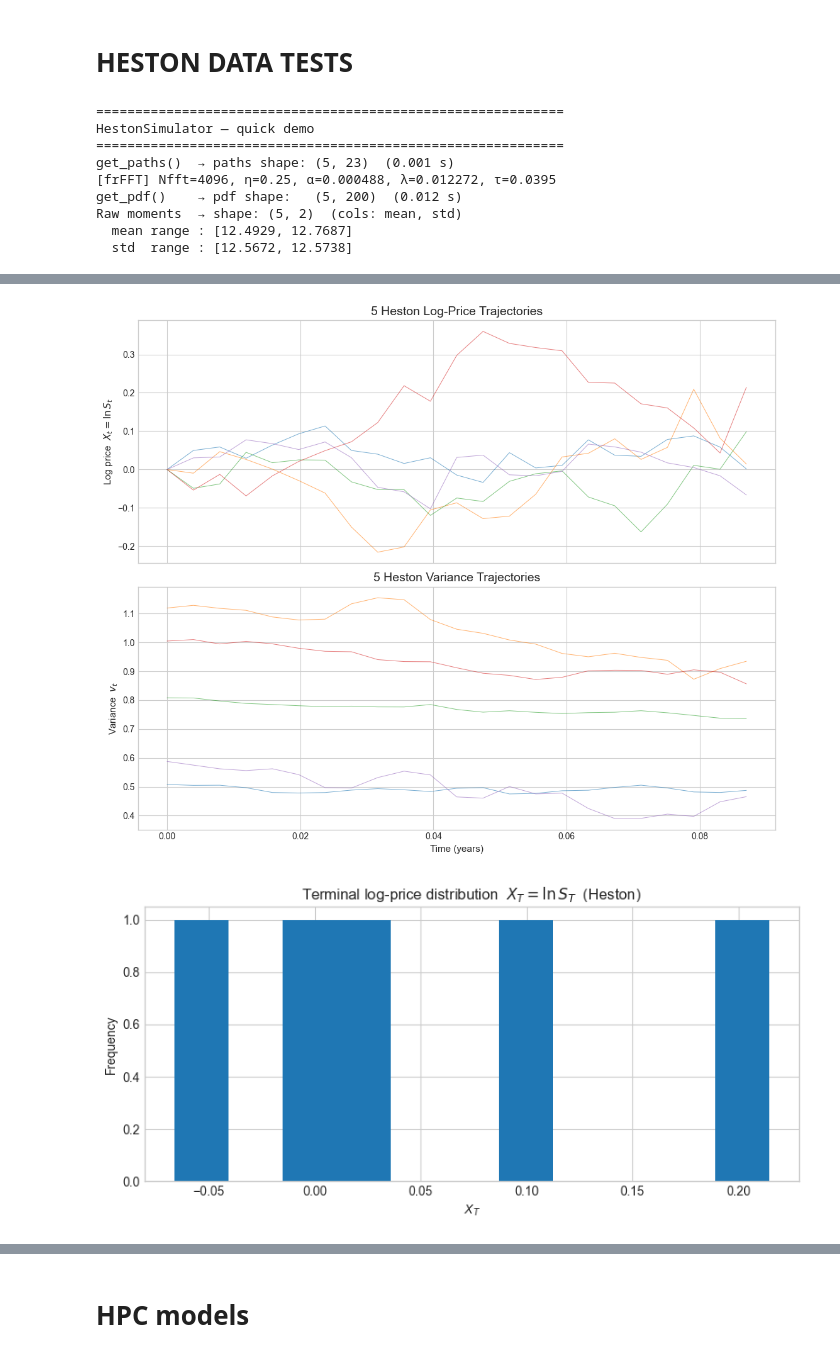
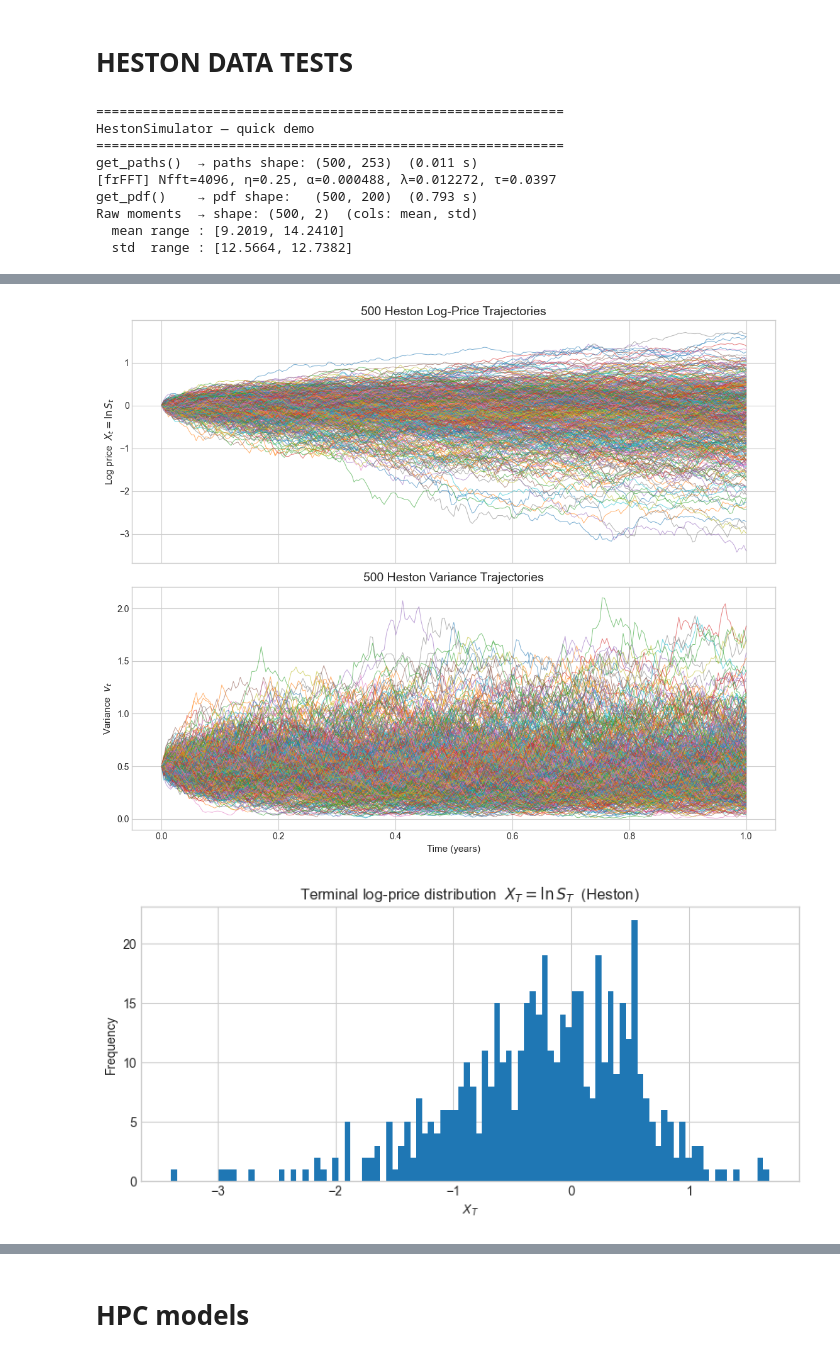
Before and after one commit to matteorofrano/CGAN-for-probability-distribution-generation, a Jupyter notebook: tests.ipynb, the cells around one changed output, grey strips where cells are left out. Saved outputs shown, nothing was run; the diff lists cells and outputs as text; code cells hidden in the pictures.

```diff
--- a/tests.ipynb
+++ b/tests.ipynb
@@ -1793,15 +1793,15 @@ print("=" * 60)
 # ── Typical SPX-ish parameters ────────────────────────────────────────────
 sim = HestonSimulator(
     X0_range      = (0.0, 0.0),       # log-price start
-    mu_range      = (0.05, 0.05),     # risk-free rate (constant)
-    v0_range      = (0.1, 1.2),     # initial variance (vol ≈ 20–30%)
-    kappa_range   = (1.0, 3.0),       # mean-reversion speed
+    mu_range      = (0.0, 0.0),     # risk-free rate (constant)
+    v0_range      = (0.5, 0.5),     # initial variance (vol ≈ 50%)
+    kappa_range   = (2.0, 2.0),       # mean-reversion speed
     theta_range   = (0.5, 0.5),     # long-run variance
-    sigma_v_range = (0.1, 0.9),       # vol-of-vol
+    sigma_v_range = (0.9, 0.9),       # vol-of-vol
     rho_range     = (-0.7, -0.7),     # spot-vol correlation (negative)
-    T             = round(22/252, 3),  # Time horizon (monthly)
-    N             = 22,              # daily steps
-    n_simulations = 5,
+    T             = 1.0 ,  # Time horizon yearly
+    N             = 252,              # daily steps
+    n_simulations = 500,
     seed          = 42,
     scheme        = "milstein",
 )
@@ -1840,9 +1840,9 @@ sim.plot()
 ============================================================
 HestonSimulator — quick demo
 ============================================================
-get_paths()  → paths shape: (5, 23)  (0.001 s)
-[frFFT] Nfft=4096, η=0.25, α=0.000488, λ=0.012272, τ=0.0395
-get_pdf()    → pdf shape:   (5, 200)  (0.012 s)
-Raw moments  → shape: (5, 2)  (cols: mean, std)
-  mean range : [12.4929, 12.7687]
-  std  range : [12.5672, 12.5738]
+get_paths()  → paths shape: (500, 253)  (0.011 s)
+[frFFT] Nfft=4096, η=0.25, α=0.000488, λ=0.012272, τ=0.0397
+get_pdf()    → pdf shape:   (500, 200)  (0.793 s)
+Raw moments  → shape: (500, 2)  (cols: mean, std)
+  mean range : [9.2019, 14.2410]
+  std  range : [12.5664, 12.7382]
@@ -1850,5 +1850,5 @@ Raw moments  → shape: (5, 2)  (cols: mean, std)
-[figure, old version]
+[figure, new version]
-[figure, old version]
+[figure, new version]
 # %%
 """
 test_frfft_bs.py
```
Also changed, not shown: parts of 3 cells of this notebook, 4 other files.
